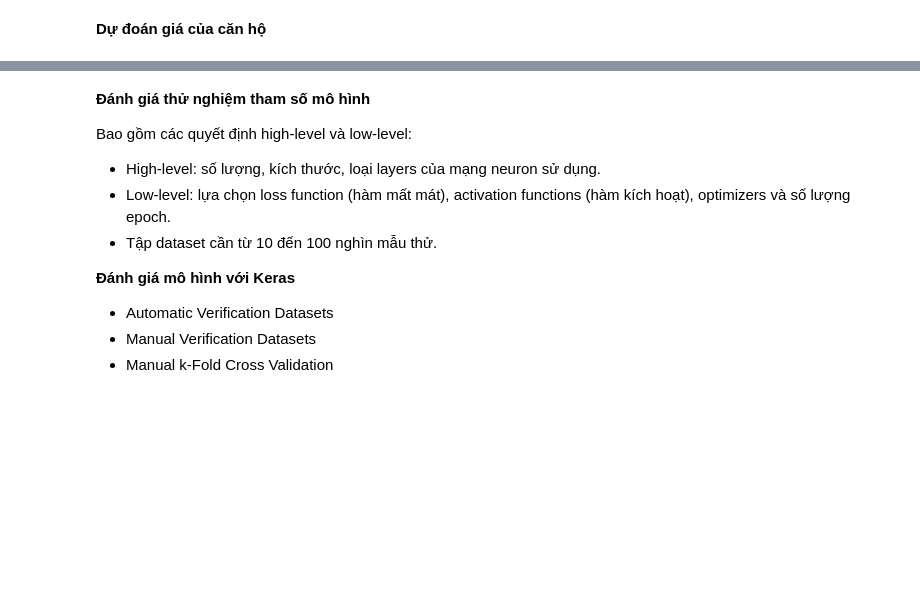
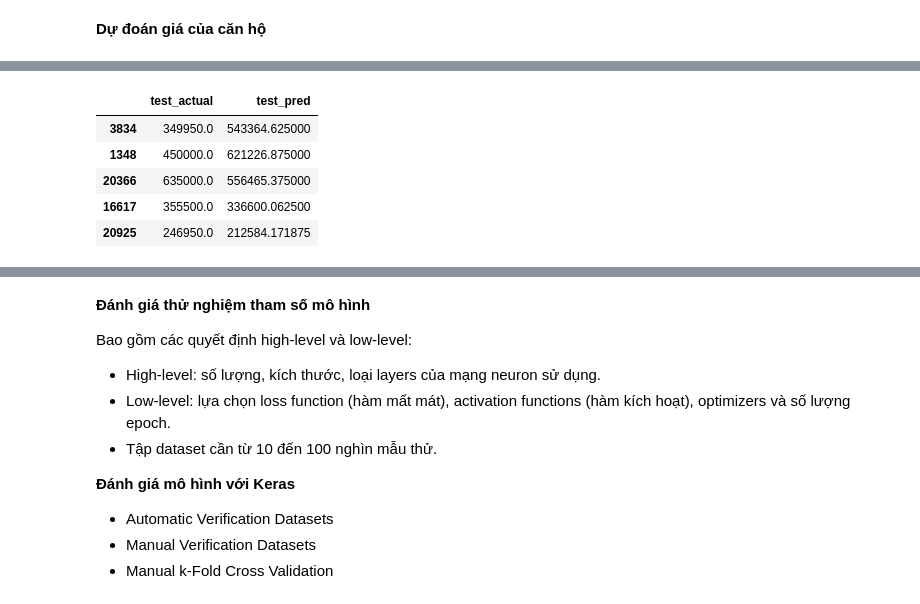
Before and after one commit to denghv/Housing_prices_Prediction, a Jupyter notebook: Project_2_Predicting_house_prices.ipynb, the cells around one changed output, grey strips where cells are left out. Saved outputs shown, nothing was run; the diff lists cells and outputs as text; code cells hidden in the pictures; blank space fills up the shorter version.

```diff
--- a/Project_2_Predicting_house_prices.ipynb
+++ b/Project_2_Predicting_house_prices.ipynb
@@ -547,0 +582,12 @@ Original Price: 662500.0
+# %%
+#let's plot our prediction verses actual
+df_pred=pd.DataFrame({'test_actual': y_test})
+df_pred['test_pred']=test_predictions
+df_pred.head()
+# %% [output]
+|  | test_actual | test_pred |
+| 3834 | 349950.0 | 543364.625000 |
+| 1348 | 450000.0 | 621226.875000 |
+| 20366 | 635000.0 | 556465.375000 |
+| 16617 | 355500.0 | 336600.062500 |
+| 20925 | 246950.0 | 212584.171875 |
```
Also changed, not shown: parts of 21 cells of this notebook.
